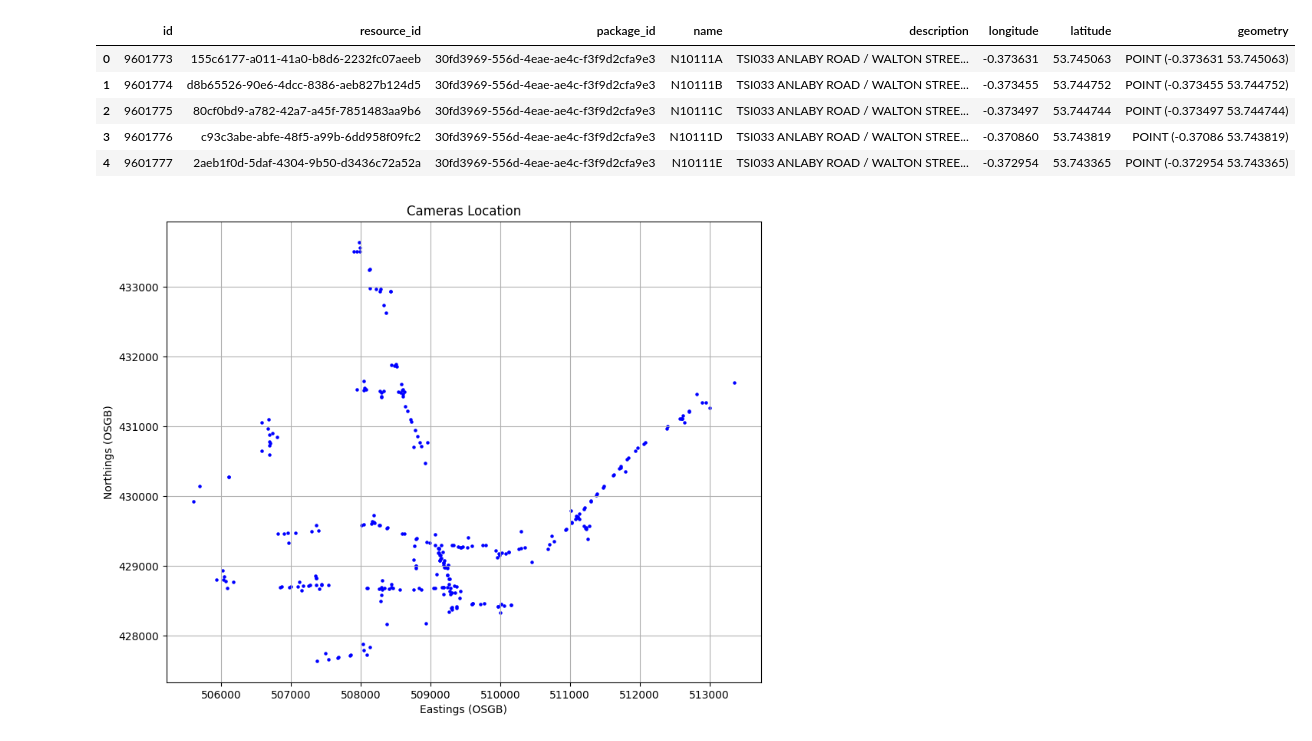
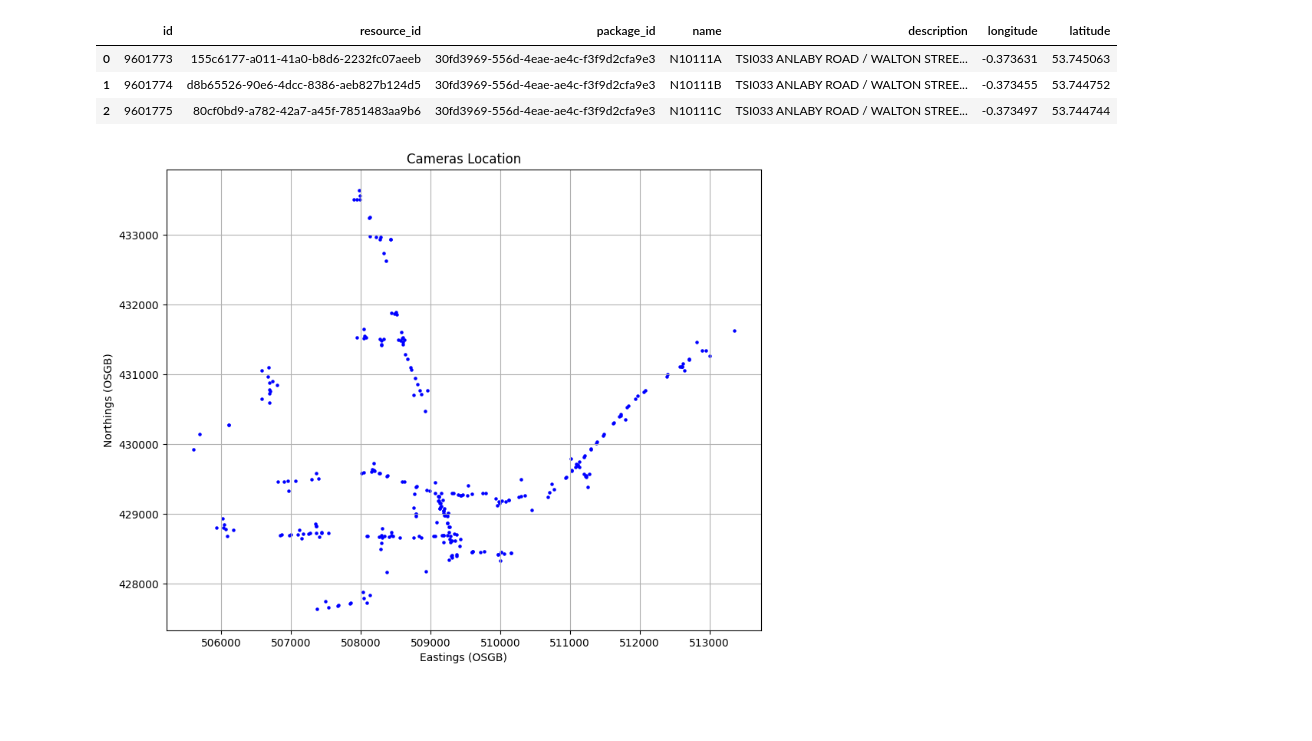
Before and after one commit to Samuel-Ovuehor/Python-Code, a Jupyter notebook: TrafficEstimation.ipynb, the cells around one changed output. Cells and saved outputs as stored; diff of their text form; code cells hidden in the pictures; blank space fills up the shorter version.

```diff
--- a/TrafficEstimation.ipynb
+++ b/TrafficEstimation.ipynb
@@ -36,3 +36 @@ limit the maximum number of printed rows to six, to save space
-# %%
-pd.set_option('display.max_rows', 6)
 # %% [markdown]
@@ -77,12 +51,10 @@ print(my_data.head())
 # %%
-my_data.head()
+my_data.head(3)
 # %% [output]
-|  | id | resource_id | package_id | name | description | longitude | latitude | geometry |
-| 0 | 9601773 | 155c6177-a011-41a0-b8d6-2232fc07aeeb | 30fd3969-556d-4eae-ae4c-f3f9d2cfa9e3 | N10111A | TSI033 ANLABY ROAD / WALTON STREE... | -0.373631 | 53.745063 | POINT (-0.373631 53.745063) |
-| 1 | 9601774 | d8b65526-90e6-4dcc-8386-aeb827b124d5 | 30fd3969-556d-4eae-ae4c-f3f9d2cfa9e3 | N10111B | TSI033 ANLABY ROAD / WALTON STREE... | -0.373455 | 53.744752 | POINT (-0.373455 53.744752) |
-| 2 | 9601775 | 80cf0bd9-a782-42a7-a45f-7851483aa9b6 | 30fd3969-556d-4eae-ae4c-f3f9d2cfa9e3 | N10111C | TSI033 ANLABY ROAD / WALTON STREE... | -0.373497 | 53.744744 | POINT (-0.373497 53.744744) |
-| 3 | 9601776 | c93c3abe-abfe-48f5-a99b-6dd958f09fc2 | 30fd3969-556d-4eae-ae4c-f3f9d2cfa9e3 | N10111D | TSI033 ANLABY ROAD / WALTON STREE... | -0.370860 | 53.743819 | POINT (-0.37086 53.743819) |
-| 4 | 9601777 | 2aeb1f0d-5daf-4304-9b50-d3436c72a52a | 30fd3969-556d-4eae-ae4c-f3f9d2cfa9e3 | N10111E | TSI033 ANLABY ROAD / WALTON STREE... | -0.372954 | 53.743365 | POINT (-0.372954 53.743365) |
+|  | id | resource_id | package_id | name | description | longitude | latitude |
+| 0 | 9601773 | 155c6177-a011-41a0-b8d6-2232fc07aeeb | 30fd3969-556d-4eae-ae4c-f3f9d2cfa9e3 | N10111A | TSI033 ANLABY ROAD / WALTON STREE... | -0.373631 | 53.745063 |
+| 1 | 9601774 | d8b65526-90e6-4dcc-8386-aeb827b124d5 | 30fd3969-556d-4eae-ae4c-f3f9d2cfa9e3 | N10111B | TSI033 ANLABY ROAD / WALTON STREE... | -0.373455 | 53.744752 |
+| 2 | 9601775 | 80cf0bd9-a782-42a7-a45f-7851483aa9b6 | 30fd3969-556d-4eae-ae4c-f3f9d2cfa9e3 | N10111C | TSI033 ANLABY ROAD / WALTON STREE... | -0.373497 | 53.744744 |
 # %%
 from shapely.geometry import Point
 
```
Also changed, not shown: parts of 24 cells of this notebook.
